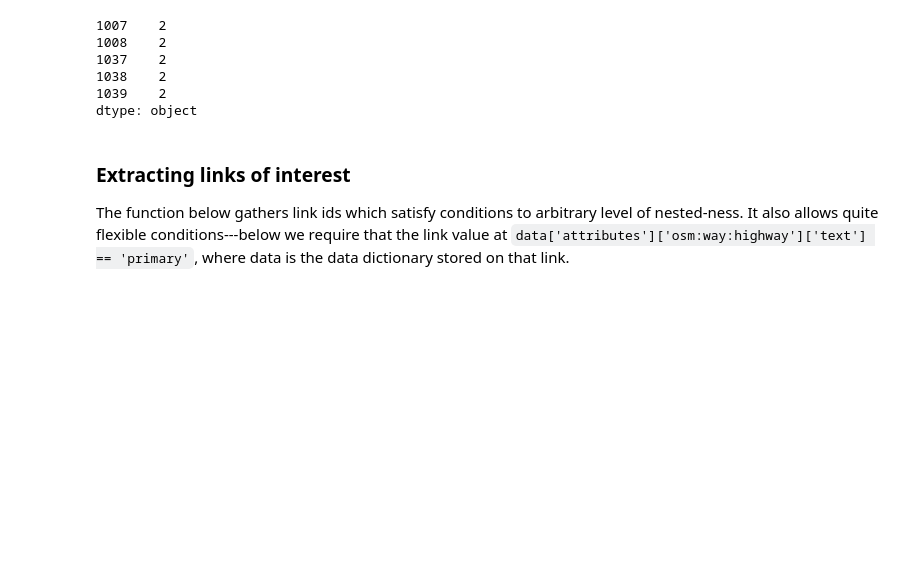
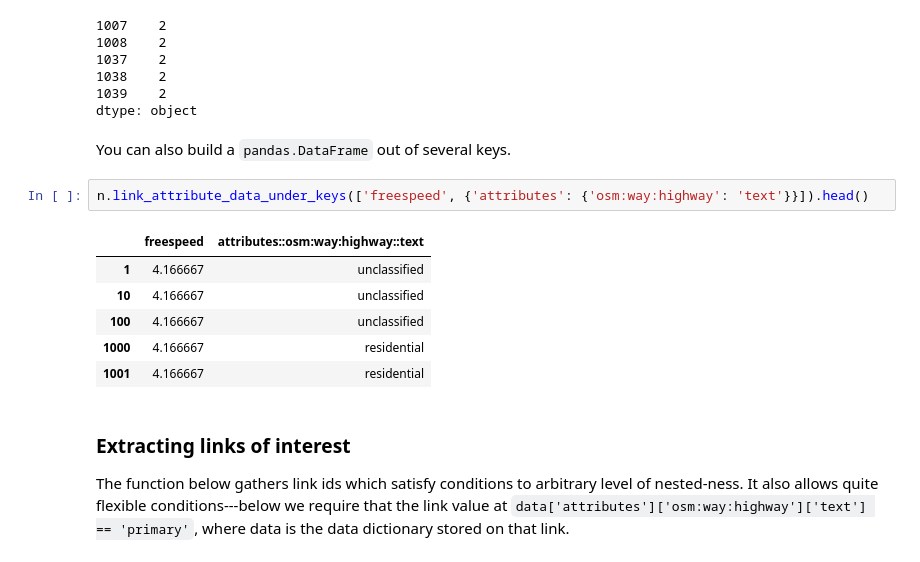
Before and after one commit to arup-group/genet, a Jupyter notebook: notebooks/GeNet walk-through.ipynb, the cells around one changed output. Saved outputs shown, nothing was run; the diff lists cells and outputs as text; blank space fills up the shorter version.

```diff
--- a/notebooks/GeNet walk-through.ipynb
+++ b/notebooks/GeNet walk-through.ipynb
@@ -261,6 +149,17 @@ n.link_attribute_data_under_key({'attributes': {'osm:way:lanes': 'text'}}).head(
 1038    2
 1039    2
 dtype: object
+# %% [markdown]
+You can also build a `pandas.DataFrame` out of several keys.
+# %%
+n.link_attribute_data_under_keys(['freespeed', {'attributes': {'osm:way:highway': 'text'}}]).head()
+# %% [output]
+|  | freespeed | attributes::osm:way:highway::text |
+| 1 | 4.166667 | unclassified |
+| 10 | 4.166667 | unclassified |
+| 100 | 4.166667 | unclassified |
+| 1000 | 4.166667 | residential |
+| 1001 | 4.166667 | residential |
 # %% [markdown]
 ### Extracting links of interest
 
```
Also changed, not shown: parts of 56 cells of this notebook, 2 other files.
